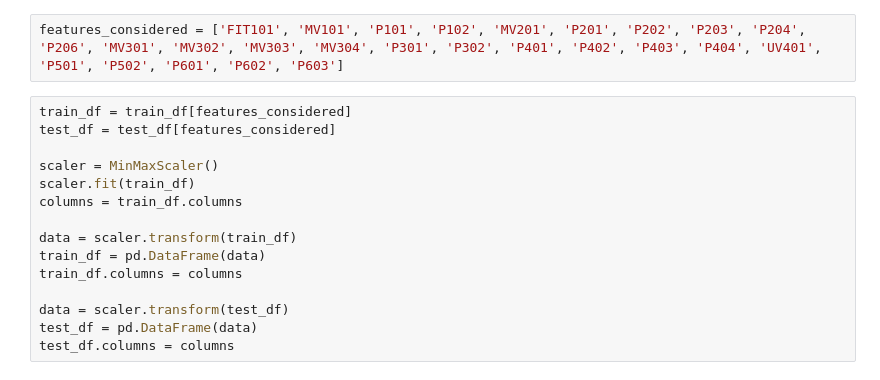
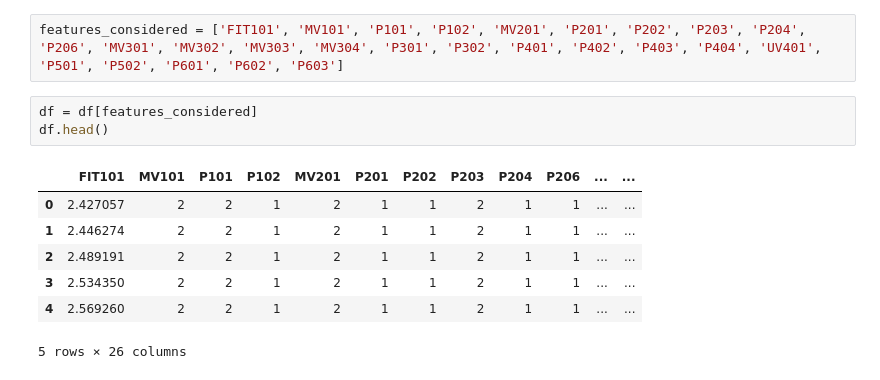
Before and after one commit to IDS-CPS/ml-model, a Jupyter notebook: test_uae_kravchik.ipynb, the cells around one changed output. Saved outputs shown, nothing was run; the diff lists cells and outputs as text.

```diff
--- a/test_uae_kravchik.ipynb
+++ b/test_uae_kravchik.ipynb
@@ -33,17 +29,13 @@ df = df.drop("Timestamp", axis=1)
 # %%
 features_considered = ['FIT101', 'MV101', 'P101', 'P102', 'MV201', 'P201', 'P202', 'P203', 'P204', 'P206', 'MV301', 'MV302', 'MV303', 'MV304', 'P301', 'P302', 'P401', 'P402', 'P403', 'P404', 'UV401', 'P501', 'P502', 'P601', 'P602', 'P603']
-# %%
-train_df = train_df[features_considered]
-test_df = test_df[features_considered]
-
-scaler = MinMaxScaler()
-scaler.fit(train_df)
-columns = train_df.columns
-
-data = scaler.transform(train_df)
-train_df = pd.DataFrame(data)
-train_df.columns = columns
-
-data = scaler.transform(test_df)
-test_df = pd.DataFrame(data)
-test_df.columns = columns
+# %%
+df = df[features_considered]
+df.head()
+# %% [output]
+|  | FIT101 | MV101 | P101 | P102 | MV201 | P201 | P202 | P203 | P204 | P206 | ... | ... |
+| 0 | 2.427057 | 2 | 2 | 1 | 2 | 1 | 1 | 2 | 1 | 1 | ... | ... |
+| 1 | 2.446274 | 2 | 2 | 1 | 2 | 1 | 1 | 2 | 1 | 1 | ... | ... |
+| 2 | 2.489191 | 2 | 2 | 1 | 2 | 1 | 1 | 2 | 1 | 1 | ... | ... |
+| 3 | 2.534350 | 2 | 2 | 1 | 2 | 1 | 1 | 2 | 1 | 1 | ... | ... |
+| 4 | 2.569260 | 2 | 2 | 1 | 2 | 1 | 1 | 2 | 1 | 1 | ... | ... |
+5 rows × 26 columns
```
Also changed, not shown: parts of 15 cells of this notebook.
